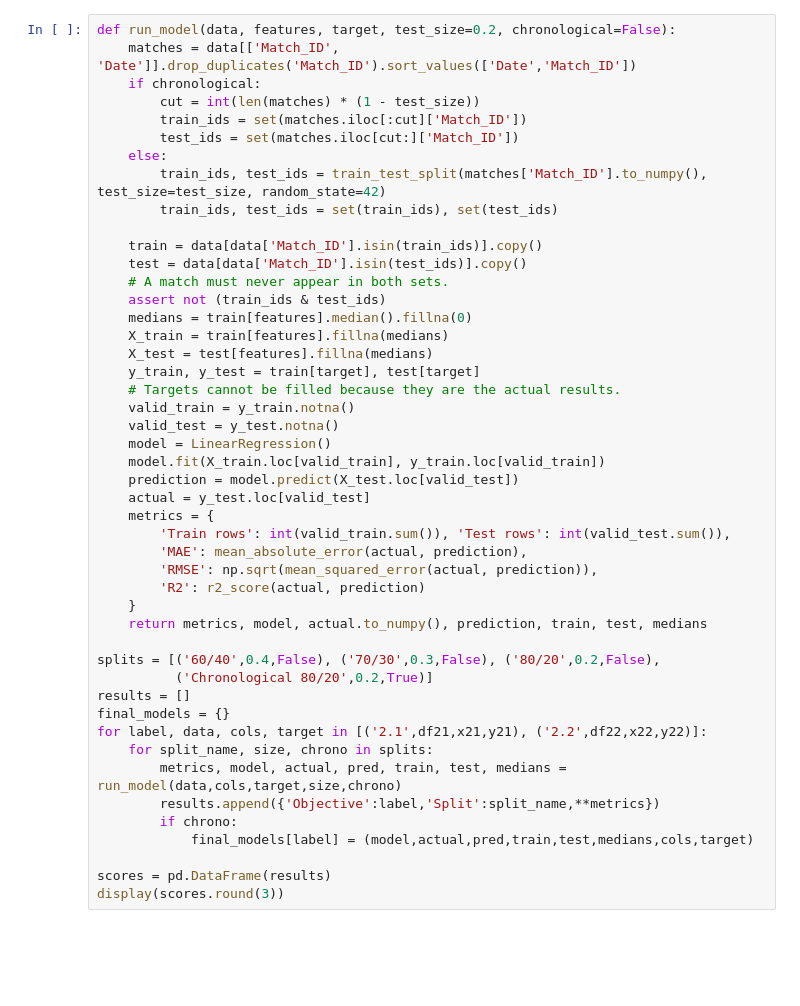
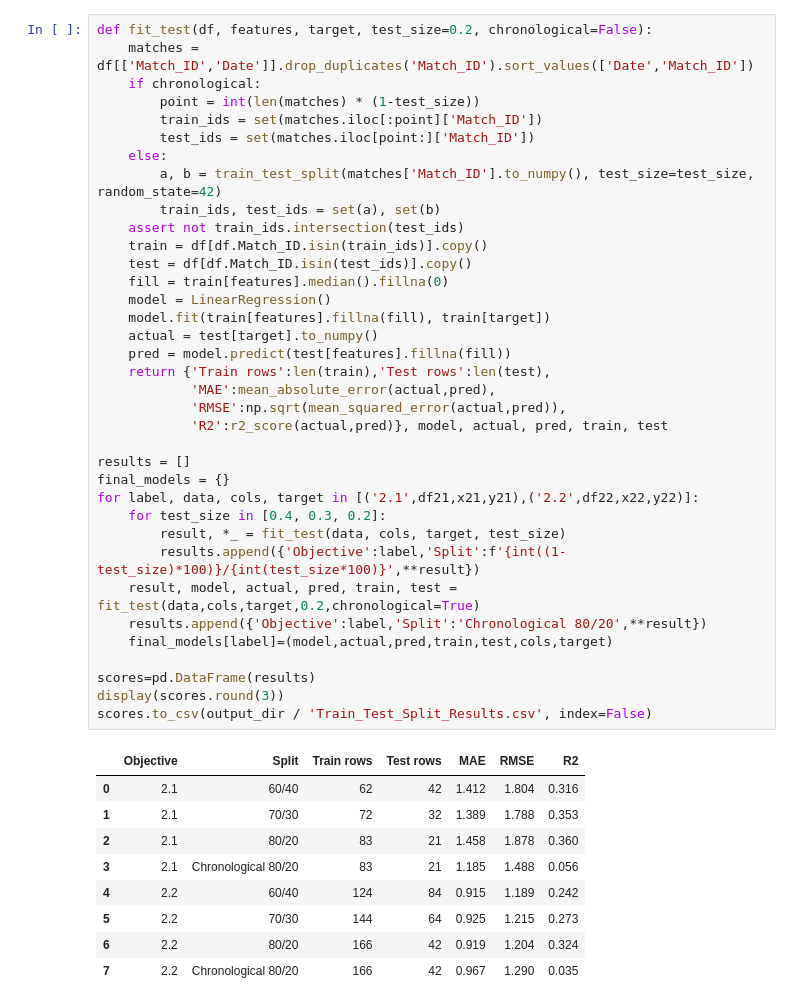
Before and after one commit to s253796/FIFA-World-Cup-2026-Group-16-Linear-Regression-Models, a Jupyter notebook: Nimeth_folder/All/FIFA2026_Objective2_.ipynb, the cells around one changed output. Saved outputs shown, nothing was run; the diff lists cells and outputs as text; blank space fills up the shorter version.

```diff
--- a/Nimeth_folder/All/FIFA2026_Objective2_.ipynb
+++ b/Nimeth_folder/All/FIFA2026_Objective2_.ipynb
@@ -160,47 +130,46 @@ I tried 60/40, 70/30 and 80/20 train/test splits to see how the results changed.
 # %%
-def run_model(data, features, target, test_size=0.2, chronological=False):
-    matches = data[['Match_ID', 'Date']].drop_duplicates('Match_ID').sort_values(['Date','Match_ID'])
+def fit_test(df, features, target, test_size=0.2, chronological=False):
+    matches = df[['Match_ID','Date']].drop_duplicates('Match_ID').sort_values(['Date','Match_ID'])
     if chronological:
-        cut = int(len(matches) * (1 - test_size))
-        train_ids = set(matches.iloc[:cut]['Match_ID'])
-        test_ids = set(matches.iloc[cut:]['Match_ID'])
+        point = int(len(matches) * (1-test_size))
+        train_ids = set(matches.iloc[:point]['Match_ID'])
+        test_ids = set(matches.iloc[point:]['Match_ID'])
     else:
-        train_ids, test_ids = train_test_split(matches['Match_ID'].to_numpy(), test_size=test_size, random_state=42)
-        train_ids, test_ids = set(train_ids), set(test_ids)
+        a, b = train_test_split(matches['Match_ID'].to_numpy(), test_size=test_size, random_state=42)
+        train_ids, test_ids = set(a), set(b)
+    assert not train_ids.intersection(test_ids)
+    train = df[df.Match_ID.isin(train_ids)].copy()
+    test = df[df.Match_ID.isin(test_ids)].copy()
+    fill = train[features].median().fillna(0)
+    model = LinearRegression()
+    model.fit(train[features].fillna(fill), train[target])
+    actual = test[target].to_numpy()
+    pred = model.predict(test[features].fillna(fill))
+    return {'Train rows':len(train),'Test rows':len(test),
+            'MAE':mean_absolute_error(actual,pred),
+            'RMSE':np.sqrt(mean_squared_error(actual,pred)),
+            'R2':r2_score(actual,pred)}, model, actual, pred, train, test
 
-    train = data[data['Match_ID'].isin(train_ids)].copy()
-    test = data[data['Match_ID'].isin(test_ids)].copy()
-    # A match must never appear in both sets.
-    assert not (train_ids & test_ids)
-    medians = train[features].median().fillna(0)
-    X_train = train[features].fillna(medians)
-    X_test = test[features].fillna(medians)
-    y_train, y_test = train[target], test[target]
-    # Targets cannot be filled because they are the actual results.
-    valid_train = y_train.notna()
-    valid_test = y_test.notna()
-    model = LinearRegression()
-    model.fit(X_train.loc[valid_train], y_train.loc[valid_train])
-    prediction = model.predict(X_test.loc[valid_test])
-    actual = y_test.loc[valid_test]
-    metrics = {
-        'Train rows': int(valid_train.sum()), 'Test rows': int(valid_test.sum()),
-        'MAE': mean_absolute_error(actual, prediction),
-        'RMSE': np.sqrt(mean_squared_error(actual, prediction)),
-        'R2': r2_score(actual, prediction)
-    }
-    return metrics, model, actual.to_numpy(), prediction, train, test, medians
-
-splits = [('60/40',0.4,False), ('70/30',0.3,False), ('80/20',0.2,False),
-          ('Chronological 80/20',0.2,True)]
 results = []
 final_models = {}
-for label, data, cols, target in [('2.1',df21,x21,y21), ('2.2',df22,x22,y22)]:
-    for split_name, size, chrono in splits:
-        metrics, model, actual, pred, train, test, medians = run_model(data,cols,target,size,chrono)
-        results.append({'Objective':label,'Split':split_name,**metrics})
-        if chrono:
-            final_models[label] = (model,actual,pred,train,test,medians,cols,target)
+for label, data, cols, target in [('2.1',df21,x21,y21),('2.2',df22,x22,y22)]:
+    for test_size in [0.4, 0.3, 0.2]:
+        result, *_ = fit_test(data, cols, target, test_size)
+        results.append({'Objective':label,'Split':f'{int((1-test_size)*100)}/{int(test_size*100)}',**result})
+    result, model, actual, pred, train, test = fit_test(data,cols,target,0.2,chronological=True)
+    results.append({'Objective':label,'Split':'Chronological 80/20',**result})
+    final_models[label]=(model,actual,pred,train,test,cols,target)
 
-scores = pd.DataFrame(results)
+scores=pd.DataFrame(results)
 display(scores.round(3))
+scores.to_csv(output_dir / 'Train_Test_Split_Results.csv', index=False)
+# %% [output]
+|  | Objective | Split | Train rows | Test rows | MAE | RMSE | R2 |
+| 0 | 2.1 | 60/40 | 62 | 42 | 1.412 | 1.804 | 0.316 |
+| 1 | 2.1 | 70/30 | 72 | 32 | 1.389 | 1.788 | 0.353 |
+| 2 | 2.1 | 80/20 | 83 | 21 | 1.458 | 1.878 | 0.360 |
+| 3 | 2.1 | Chronological 80/20 | 83 | 21 | 1.185 | 1.488 | 0.056 |
+| 4 | 2.2 | 60/40 | 124 | 84 | 0.915 | 1.189 | 0.242 |
+| 5 | 2.2 | 70/30 | 144 | 64 | 0.925 | 1.215 | 0.273 |
+| 6 | 2.2 | 80/20 | 166 | 42 | 0.919 | 1.204 | 0.324 |
+| 7 | 2.2 | Chronological 80/20 | 166 | 42 | 0.967 | 1.290 | 0.035 |
```
Also changed, not shown: parts of 29 cells of this notebook.
